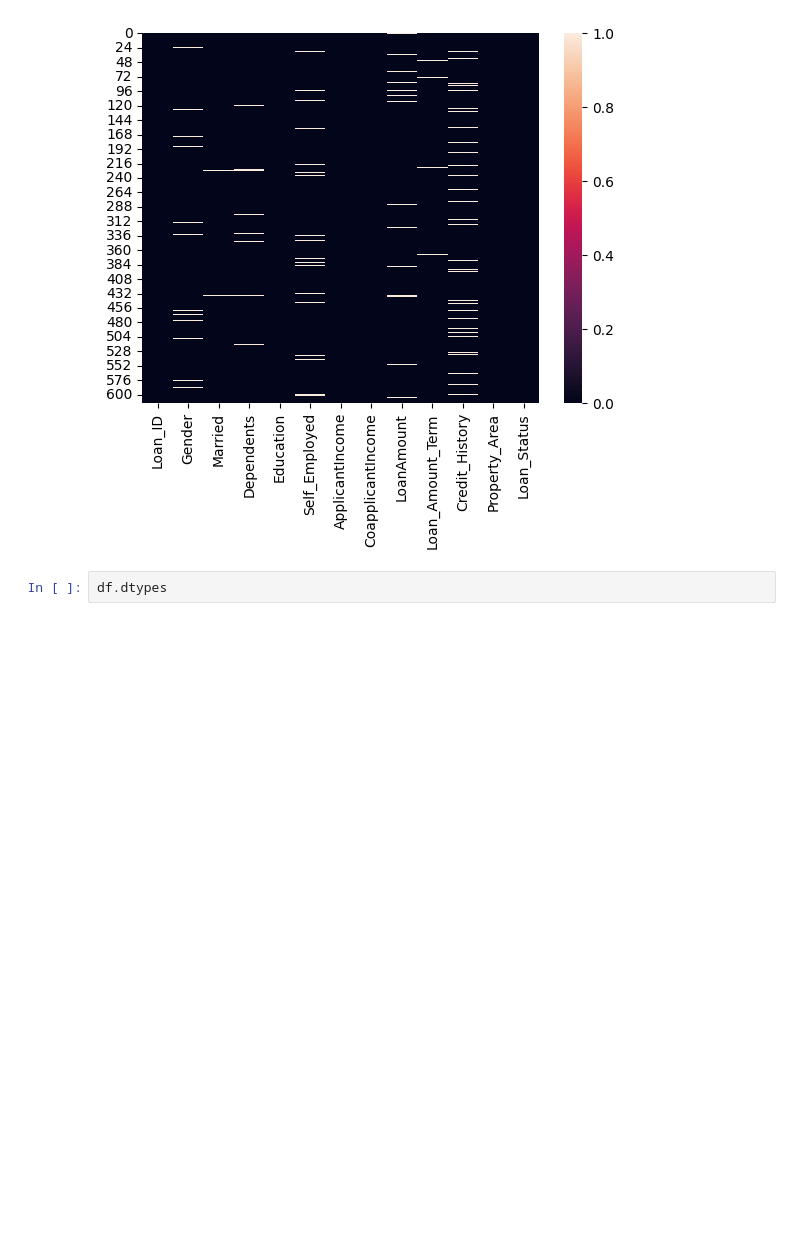
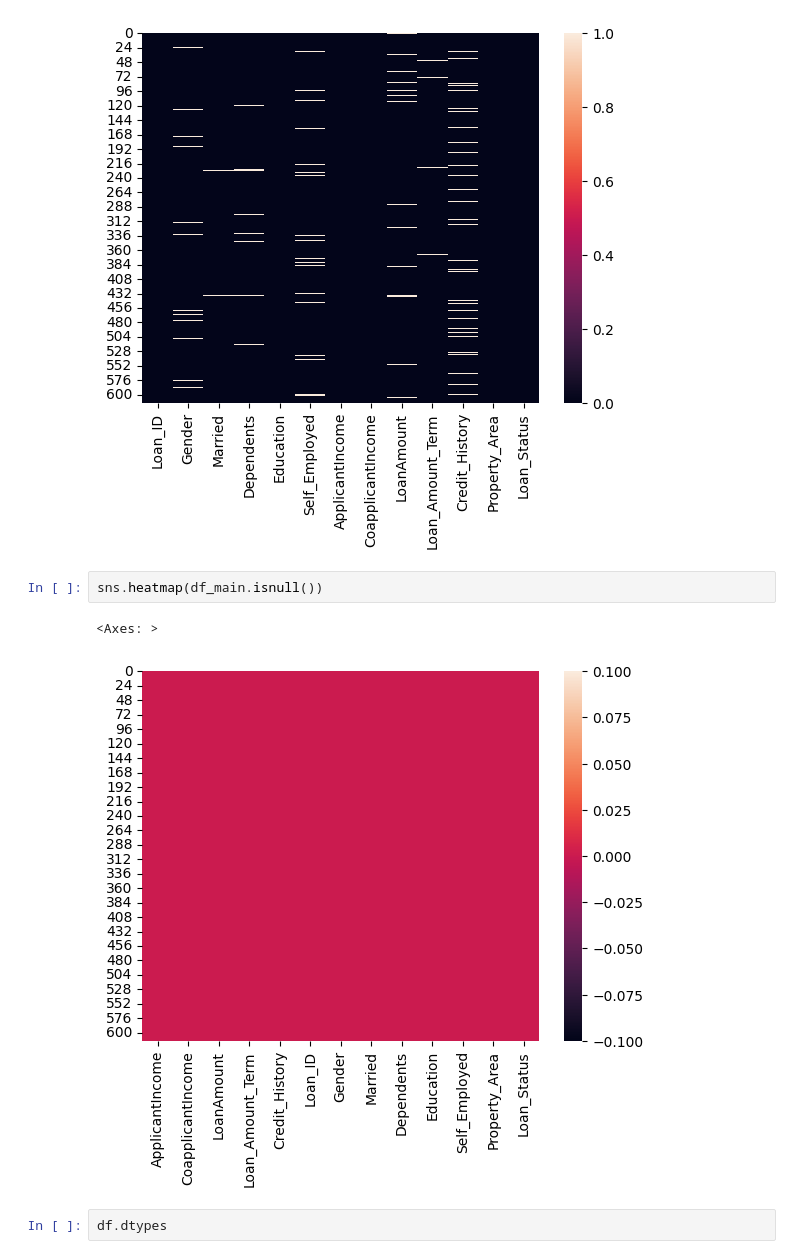
Before and after one commit to prashant-210110/programs, a Jupyter notebook: eda.ipynb, the cells around one changed output. Saved outputs shown, nothing was run; the diff lists cells and outputs as text; blank space fills up the shorter version.

```diff
--- a/eda.ipynb
+++ b/eda.ipynb
@@ -238,6 +239,11 @@ sns.heatmap(df.isnull())
 # %% [output]
 <Axes: >
 [figure]
+# %%
+sns.heatmap(df_main.isnull())
+# %% [output]
+<Axes: >
+[figure, added]
 # %%
 df.dtypes
 # %% [output]
```
Also changed, not shown: parts of 1 cell of this notebook, 1 other file.
